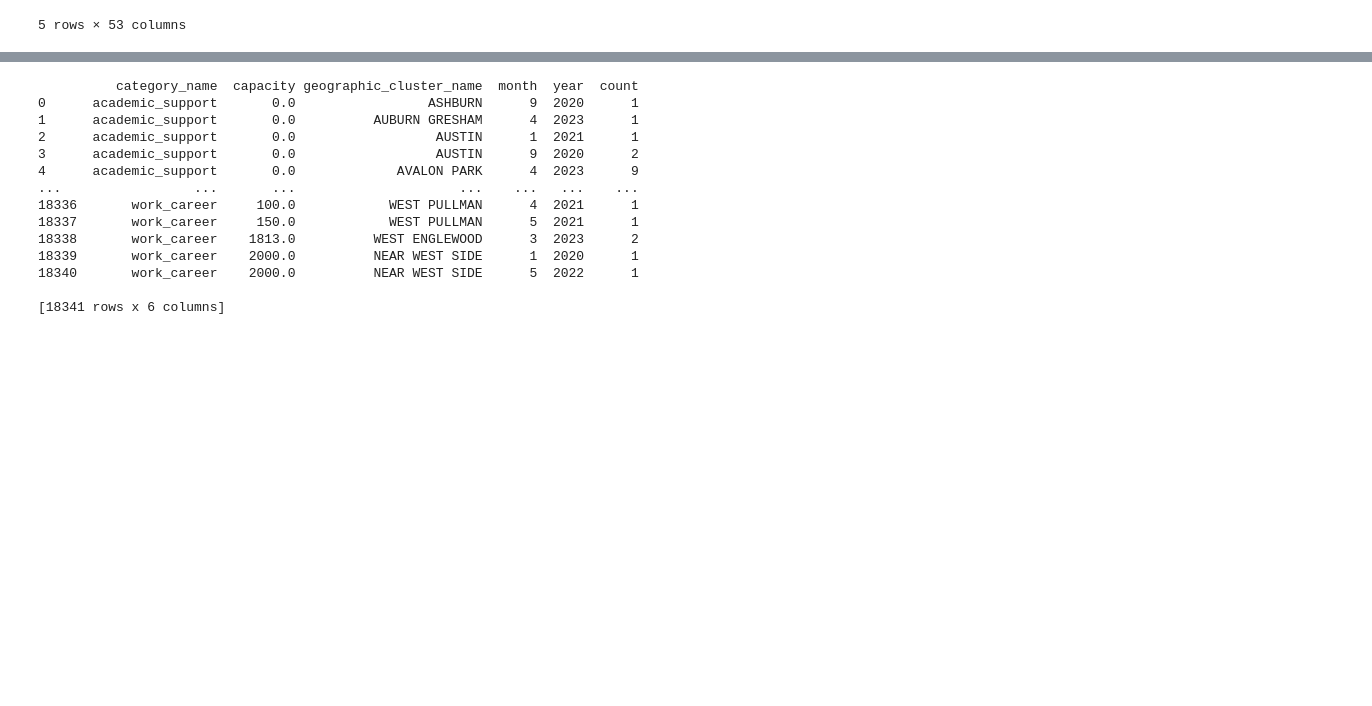
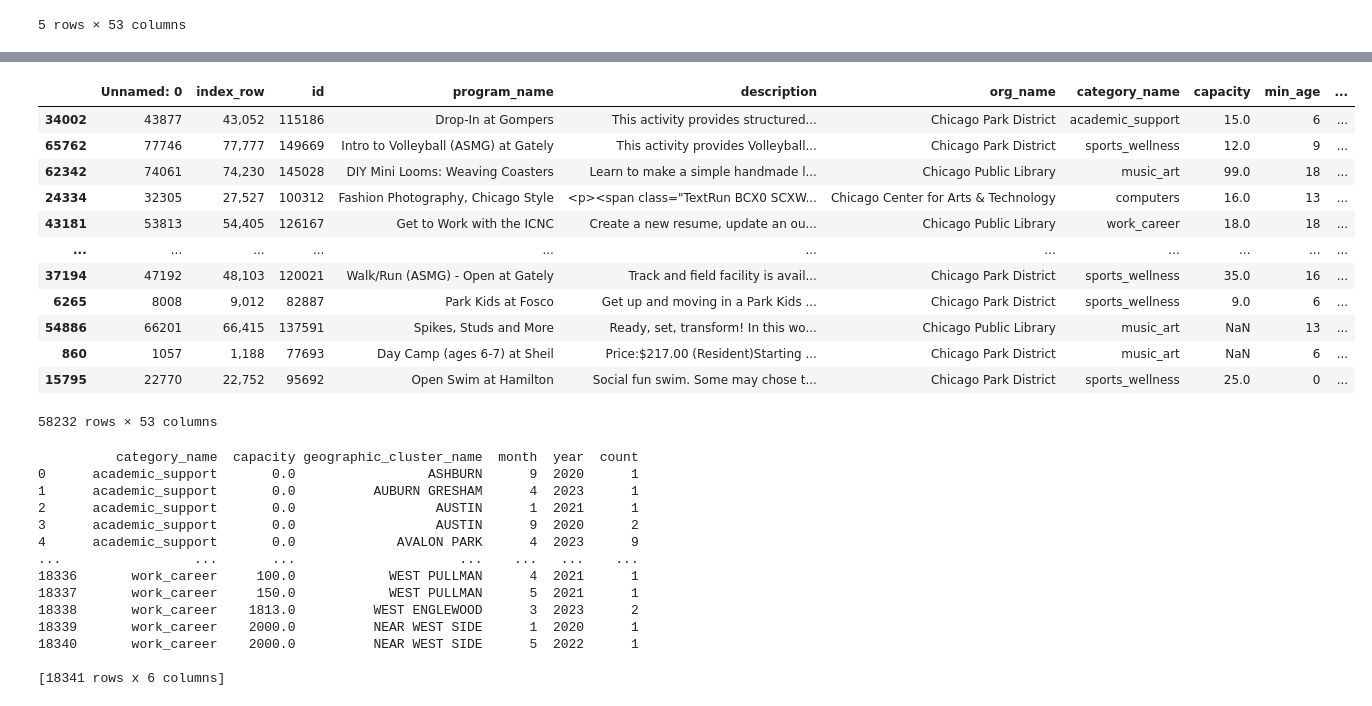
Before and after one commit to ada-zhong/STAT-390-Project, a Jupyter notebook: MCMF/prediction.ipynb, the cells around one changed output, grey strips where cells are left out. Cells and saved outputs as stored; diff of their text form; code cells hidden in the pictures; blank space fills up the shorter version.

```diff
--- a/MCMF/prediction.ipynb
+++ b/MCMF/prediction.ipynb
@@ -24,5 +43,21 @@ data.head()
 # %%
 train_data, test_data = train_test_split(data, test_size=0.2, random_state=42)
+# %%
+train_data
+# %% [output]
+|  | Unnamed: 0 | index_row | id | program_name | description | org_name | category_name | capacity | min_age | ... |
+| 34002 | 43877 | 43,052 | 115186 | Drop-In at Gompers | This activity provides structured... | Chicago Park District | academic_support | 15.0 | 6 | ... |
+| 65762 | 77746 | 77,777 | 149669 | Intro to Volleyball (ASMG) at Gately | This activity provides Volleyball... | Chicago Park District | sports_wellness | 12.0 | 9 | ... |
+| 62342 | 74061 | 74,230 | 145028 | DIY Mini Looms: Weaving Coasters | Learn to make a simple handmade l... | Chicago Public Library | music_art | 99.0 | 18 | ... |
+| 24334 | 32305 | 27,527 | 100312 | Fashion Photography, Chicago Style | <p><span class="TextRun BCX0 SCXW... | Chicago Center for Arts & Technology | computers | 16.0 | 13 | ... |
+| 43181 | 53813 | 54,405 | 126167 | Get to Work with the ICNC | Create a new resume, update an ou... | Chicago Public Library | work_career | 18.0 | 18 | ... |
+| ... | ... | ... | ... | ... | ... | ... | ... | ... | ... | ... |
+| 37194 | 47192 | 48,103 | 120021 | Walk/Run (ASMG) - Open at Gately | Track and field facility is avail... | Chicago Park District | sports_wellness | 35.0 | 16 | ... |
+| 6265 | 8008 | 9,012 | 82887 | Park Kids at Fosco | Get up and moving in a Park Kids ... | Chicago Park District | sports_wellness | 9.0 | 6 | ... |
+| 54886 | 66201 | 66,415 | 137591 | Spikes, Studs and More | Ready, set, transform! In this wo... | Chicago Public Library | music_art | NaN | 13 | ... |
+| 860 | 1057 | 1,188 | 77693 | Day Camp (ages 6-7) at Sheil | Price:$217.00 (Resident)Starting ... | Chicago Park District | music_art | NaN | 6 | ... |
+| 15795 | 22770 | 22,752 | 95692 | Open Swim at Hamilton | Social fun swim. Some may chose t... | Chicago Park District | sports_wellness | 25.0 | 0 | ... |
+58232 rows × 53 columns
 # %%
 def count_programs_by_features(data, features):
     # Extract the month and year from the start_date column
```
Also changed, not shown: parts of 12 cells of this notebook.
